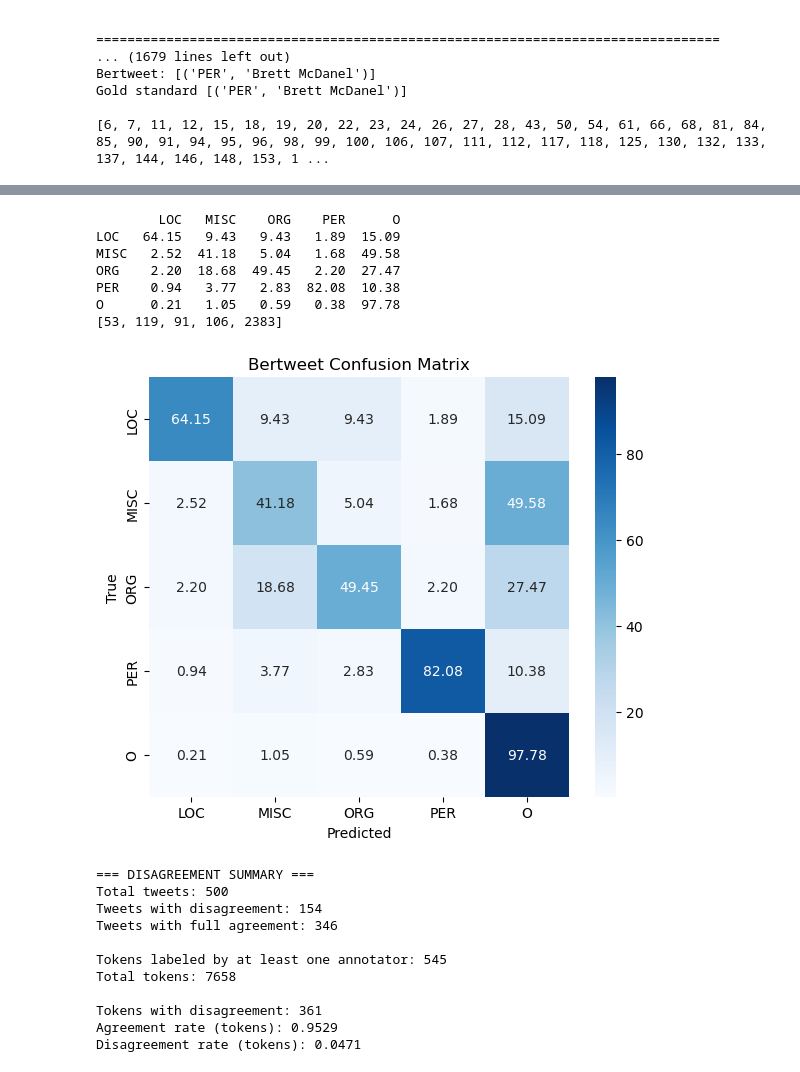
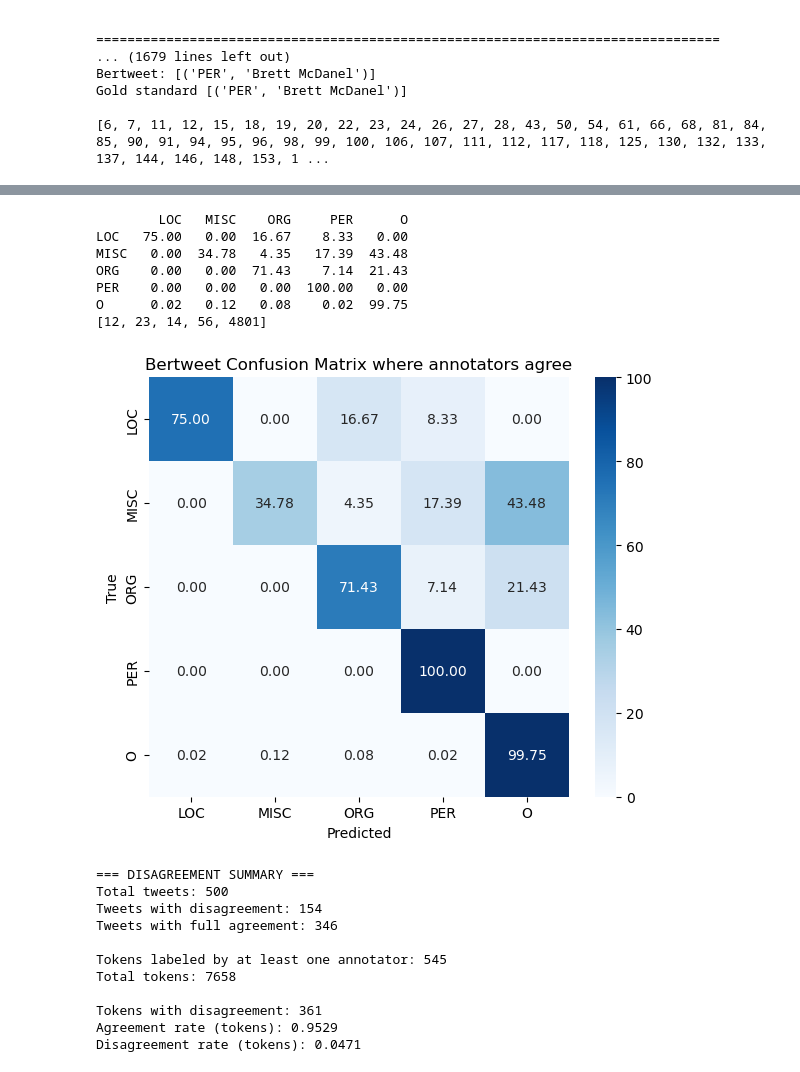
Before and after one commit to OpenDataScienceGroup/NLP-NER, a Jupyter notebook: data/ann_comparison.ipynb, the cells around one changed output, grey strips where cells are left out. Drawn from its saved outputs; the diff is of its cells as text; code cells hidden in the pictures.

Commit message:
updated notebook and images

```diff
--- a/data/ann_comparison.ipynb
+++ b/data/ann_comparison.ipynb
@@ -123,10 +123,11 @@ def strip_bio(tag):
     return tag.split("-")[1]
 
 base = load("test_pred_base.jsonl")
-base = [base[i] for i in range(len(base)) if i not in disagree]
+base = [base[i] for i in range(500) if i not in disagree]
 
 gold = load("test.jsonl")
-gold = [gold[i] for i in range(len(gold)) if i not in disagree]
+gold = [gold[i] for i in range(500) if i not in disagree]
+print([i for i in range(500) if i not in disagree])
 
 for pred_ex, gold_ex in zip(base, gold):
 
@@ -169,9 +170,9 @@ sns.heatmap(
 
 plt.xlabel("Predicted")
 plt.ylabel("True")
-plt.title("Baseline Confusion Matrix where annotators disagree")
+plt.title("Baseline Confusion Matrix where annotators agree")
 
 plt.tight_layout()
-plt.savefig("baseline.png")
+plt.savefig("baseline_agree.png")
 plt.show()
 # %% [output]
@@ -193,7 +195,6 @@ counts = [0 for _ in range(5)]
 labels = ["LOC", "MISC", "ORG", "PER", "O"]
 label2id = {l: i for i, l in enumerate(labels)}
 
-# rows = gold, cols = predicted
 token_labels = [[0 for _ in labels] for _ in labels]
 
 def strip_bio(tag):
@@ -201,11 +202,11 @@ def strip_bio(tag):
         return "O"
     return tag.split("-")[1]
 
-base = load("test_pred_base.jsonl")
-base = [base[i] for i in range(len(base)) if i not in disagree]
+base = load("bertweet_pred.jsonl")
+base = [base[i] for i in range(500) if i not in disagree]
 
 gold = load("test.jsonl")
-gold = [gold[i] for i in range(len(gold)) if i not in disagree]
+gold = [gold[i] for i in range(500) if i not in disagree]
 
 for pred_ex, gold_ex in zip(base, gold):
 
@@ -227,41 +228,41 @@ for pred_ex, gold_ex in zip(base, gold):
 for i in range(len(token_labels)):
     for j in range(len(token_labels)):
         token_labels[i][j]/= counts[i]
         token_labels[i][j]*=100
         token_labels[i][j] = round(token_labels[i][j],2)
 df = pd.DataFrame(
     token_labels,
     index=labels,
     columns=labels
 )
 print(df)
 print(counts)
 plt.figure(figsize=(6, 5))
 
 sns.heatmap(
     df,
     annot=True,
     fmt=".2f",
     cmap="Blues",
     square=True
 )
 
 plt.xlabel("Predicted")
 plt.ylabel("True")
 plt.title("Bertweet Confusion Matrix where annotators agree")
 
 plt.tight_layout()
 plt.savefig("bertweet_agree.png")
 plt.show()
 # %% [output]
-        LOC   MISC    ORG    PER      O
-LOC   64.15   9.43   9.43   1.89  15.09
-MISC   2.52  41.18   5.04   1.68  49.58
-ORG    2.20  18.68  49.45   2.20  27.47
-PER    0.94   3.77   2.83  82.08  10.38
-O      0.21   1.05   0.59   0.38  97.78
-[53, 119, 91, 106, 2383]
+        LOC   MISC    ORG     PER      O
+LOC   75.00   0.00  16.67    8.33   0.00
+MISC   0.00  34.78   4.35   17.39  43.48
+ORG    0.00   0.00  71.43    7.14  21.43
+PER    0.00   0.00   0.00  100.00   0.00
+O      0.02   0.12   0.08    0.02  99.75
+[12, 23, 14, 56, 4801]
-[figure, old version]
+[figure, new version]
 # %%
 import numpy as np
 import pandas as pd
```
Also changed, not shown: parts of 1 cell of this notebook, 4 other files.
